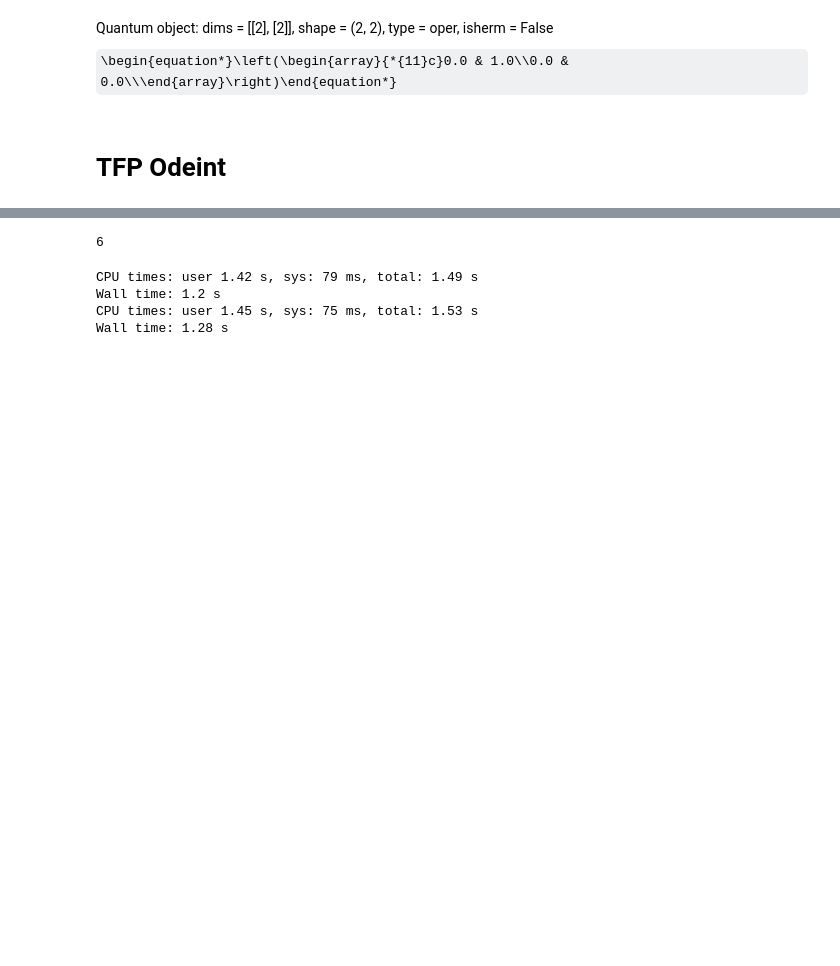
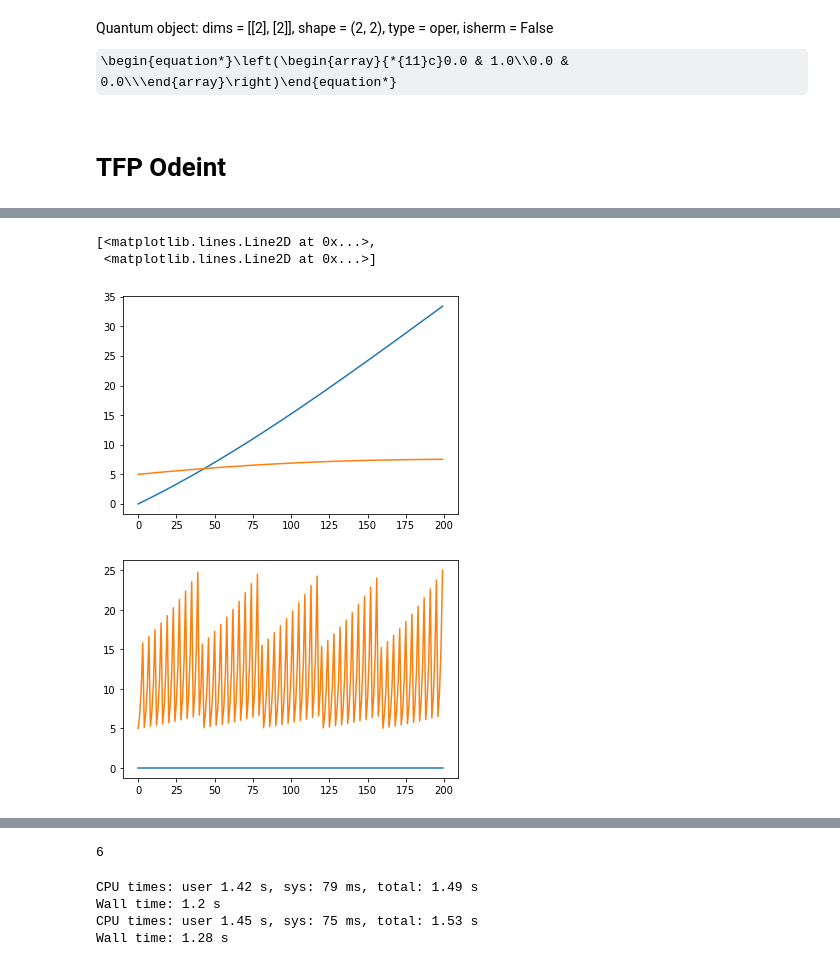
Before and after one commit to morgatron/spylind, a Jupyter notebook: spylind/working/autograd_test.ipynb, the cells around one changed output, grey strips where cells are left out. Cells and saved outputs as stored; diff of their text form; code cells hidden in the pictures; some formulas as TeX source; blank space fills up the shorter version.

```diff
--- a/spylind/working/autograd_test.ipynb
+++ b/spylind/working/autograd_test.ipynb
@@ -1324,3 +1340,12 @@ Object `tf.gradient` not found.
+# %%
+plt.plot(res1[0].states)
+plt.figure()
+plt.plot(res1a[0].states)
+# %% [output]
+[<matplotlib.lines.Line2D at 0x...>,
+ <matplotlib.lines.Line2D at 0x...>]
+[figure, added]
+[figure, added]
 # %%
 plt.plot(res1[1])
 # %% [output]
```
Also changed, not shown: parts of 16 cells of this notebook, 8 other files.
